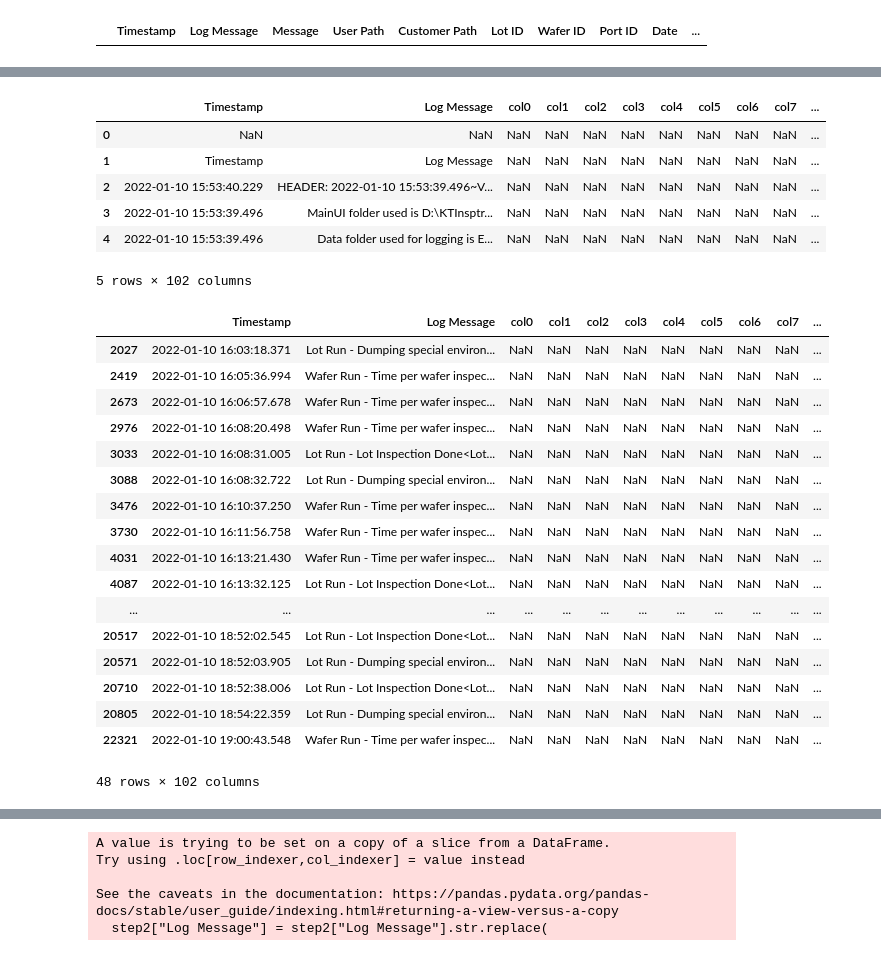
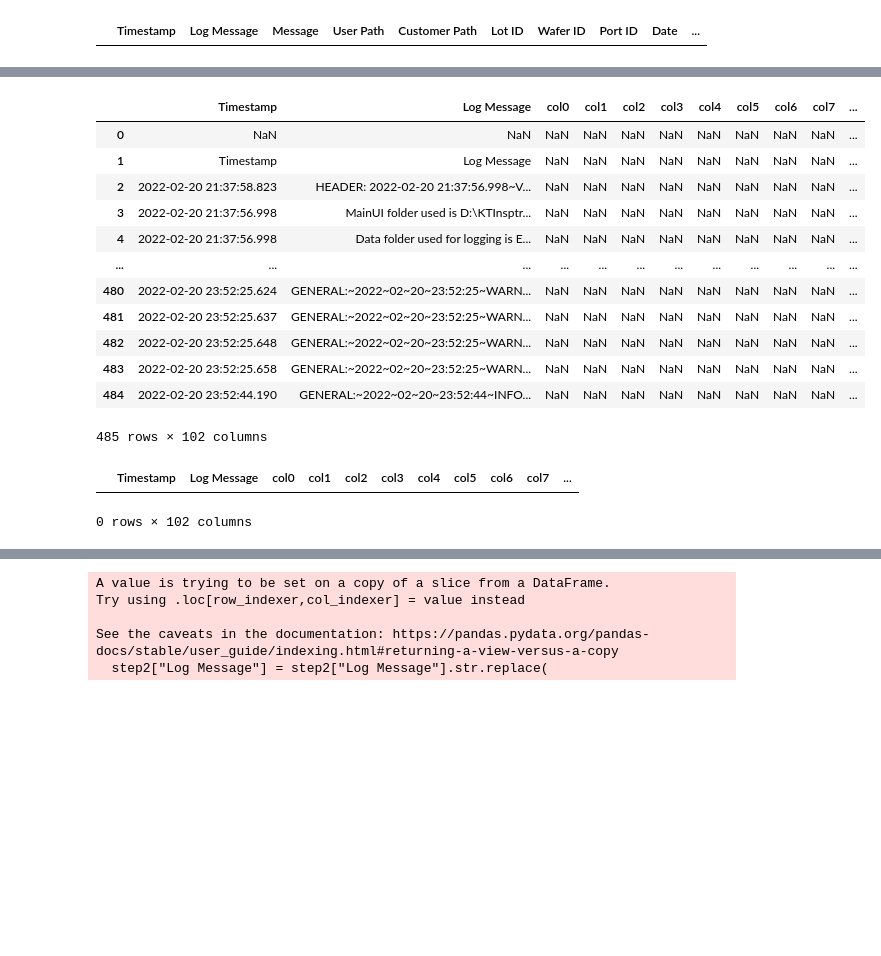
Before and after one commit to fr4nc1sj0hn/side-project-extractor, a Jupyter notebook: Mimic PowerBI.ipynb, the cells around one changed output, grey strips where cells are left out. Saved outputs shown, nothing was run; the diff lists cells and outputs as text; code cells hidden in the pictures; blank space fills up the shorter version.

```diff
--- a/Mimic PowerBI.ipynb
+++ b/Mimic PowerBI.ipynb
@@ -79,7 +110,7 @@ columnPlaceholder = [
     'Machine'
 ]
 columnPlaceholder = columnPlaceholder + ['col' + str(i) for i in range(100)]
-path = "C:\\Users\\Francis John Picaso\\Repositories\\Teo\\logs\\GeneralLog1350185-220110.log"
+path = "C:\\Users\\Francis John Picaso\\Repositories\\Teo\\GeneralLog1350185-220220.log"
 df = pd.read_csv(path, sep='\t', lineterminator='\n',names=columnPlaceholder)
 df
 # %% [output]
@@ -99,16 +130,22 @@ df
 # %%
 #step 1
 #Table.RemoveColumns({"Error Code", "Application", "Machine", "Category", "Event Type", "Thread ID", "User", "Source.Name"})
 step1 = df.drop(["Error Code", "Application", "Machine", "Category", "Event Type", "Thread ID", "User"],axis=1)
-step1.head(5)
+step1
 # %% [output]
 |  | Timestamp | Log Message | col0 | col1 | col2 | col3 | col4 | col5 | col6 | col7 | ... |
 | 0 | NaN | NaN | NaN | NaN | NaN | NaN | NaN | NaN | NaN | NaN | ... |
 | 1 | Timestamp | Log Message | NaN | NaN | NaN | NaN | NaN | NaN | NaN | NaN | ... |
-| 2 | 2022-01-10 15:53:40.229 | HEADER: 2022-01-10 15:53:39.496~V... | NaN | NaN | NaN | NaN | NaN | NaN | NaN | NaN | ... |
-| 3 | 2022-01-10 15:53:39.496 | MainUI folder used is D:\KTInsptr... | NaN | NaN | NaN | NaN | NaN | NaN | NaN | NaN | ... |
-| 4 | 2022-01-10 15:53:39.496 | Data folder used for logging is E... | NaN | NaN | NaN | NaN | NaN | NaN | NaN | NaN | ... |
+| 2 | 2022-02-20 21:37:58.823 | HEADER: 2022-02-20 21:37:56.998~V... | NaN | NaN | NaN | NaN | NaN | NaN | NaN | NaN | ... |
+| 3 | 2022-02-20 21:37:56.998 | MainUI folder used is D:\KTInsptr... | NaN | NaN | NaN | NaN | NaN | NaN | NaN | NaN | ... |
+| 4 | 2022-02-20 21:37:56.998 | Data folder used for logging is E... | NaN | NaN | NaN | NaN | NaN | NaN | NaN | NaN | ... |
+| ... | ... | ... | ... | ... | ... | ... | ... | ... | ... | ... | ... |
+| 480 | 2022-02-20 23:52:25.624 | GENERAL:~2022~02~20~23:52:25~WARN... | NaN | NaN | NaN | NaN | NaN | NaN | NaN | NaN | ... |
+| 481 | 2022-02-20 23:52:25.637 | GENERAL:~2022~02~20~23:52:25~WARN... | NaN | NaN | NaN | NaN | NaN | NaN | NaN | NaN | ... |
+| 482 | 2022-02-20 23:52:25.648 | GENERAL:~2022~02~20~23:52:25~WARN... | NaN | NaN | NaN | NaN | NaN | NaN | NaN | NaN | ... |
+| 483 | 2022-02-20 23:52:25.658 | GENERAL:~2022~02~20~23:52:25~WARN... | NaN | NaN | NaN | NaN | NaN | NaN | NaN | NaN | ... |
+| 484 | 2022-02-20 23:52:44.190 | GENERAL:~2022~02~20~23:52:44~INFO... | NaN | NaN | NaN | NaN | NaN | NaN | NaN | NaN | ... |
-5 rows × 102 columns
+485 rows × 102 columns
 # %%
 #step2 Table.SelectRows(each Text.StartsWith([Log Message], "Lot Run - Dumping special environment variables") or
 #Text.StartsWith([Log Message], "Lot Run - Lot Inspection Done") or
@@ -122,23 +159,7 @@ step2 = step1[
 step2
 # %% [output]
 |  | Timestamp | Log Message | col0 | col1 | col2 | col3 | col4 | col5 | col6 | col7 | ... |
-| 2027 | 2022-01-10 16:03:18.371 | Lot Run - Dumping special environ... | NaN | NaN | NaN | NaN | NaN | NaN | NaN | NaN | ... |
-| 2419 | 2022-01-10 16:05:36.994 | Wafer Run - Time per wafer inspec... | NaN | NaN | NaN | NaN | NaN | NaN | NaN | NaN | ... |
-| 2673 | 2022-01-10 16:06:57.678 | Wafer Run - Time per wafer inspec... | NaN | NaN | NaN | NaN | NaN | NaN | NaN | NaN | ... |
-| 2976 | 2022-01-10 16:08:20.498 | Wafer Run - Time per wafer inspec... | NaN | NaN | NaN | NaN | NaN | NaN | NaN | NaN | ... |
-| 3033 | 2022-01-10 16:08:31.005 | Lot Run - Lot Inspection Done<Lot... | NaN | NaN | NaN | NaN | NaN | NaN | NaN | NaN | ... |
-| 3088 | 2022-01-10 16:08:32.722 | Lot Run - Dumping special environ... | NaN | NaN | NaN | NaN | NaN | NaN | NaN | NaN | ... |
-| 3476 | 2022-01-10 16:10:37.250 | Wafer Run - Time per wafer inspec... | NaN | NaN | NaN | NaN | NaN | NaN | NaN | NaN | ... |
-| 3730 | 2022-01-10 16:11:56.758 | Wafer Run - Time per wafer inspec... | NaN | NaN | NaN | NaN | NaN | NaN | NaN | NaN | ... |
-| 4031 | 2022-01-10 16:13:21.430 | Wafer Run - Time per wafer inspec... | NaN | NaN | NaN | NaN | NaN | NaN | NaN | NaN | ... |
-| 4087 | 2022-01-10 16:13:32.125 | Lot Run - Lot Inspection Done<Lot... | NaN | NaN | NaN | NaN | NaN | NaN | NaN | NaN | ... |
-| ... | ... | ... | ... | ... | ... | ... | ... | ... | ... | ... | ... |
-| 20517 | 2022-01-10 18:52:02.545 | Lot Run - Lot Inspection Done<Lot... | NaN | NaN | NaN | NaN | NaN | NaN | NaN | NaN | ... |
-| 20571 | 2022-01-10 18:52:03.905 | Lot Run - Dumping special environ... | NaN | NaN | NaN | NaN | NaN | NaN | NaN | NaN | ... |
-| 20710 | 2022-01-10 18:52:38.006 | Lot Run - Lot Inspection Done<Lot... | NaN | NaN | NaN | NaN | NaN | NaN | NaN | NaN | ... |
-| 20805 | 2022-01-10 18:54:22.359 | Lot Run - Dumping special environ... | NaN | NaN | NaN | NaN | NaN | NaN | NaN | NaN | ... |
-| 22321 | 2022-01-10 19:00:43.548 | Wafer Run - Time per wafer inspec... | NaN | NaN | NaN | NaN | NaN | NaN | NaN | NaN | ... |
-48 rows × 102 columns
+0 rows × 102 columns
 # %%
 #step3 Table.ReplaceValue("Lot Run - Dumping special environment variables:<Lot Run -Lot name : ",
 #"Lot Start <",
```
Also changed, not shown: parts of 5 cells of this notebook, 4 other files.
